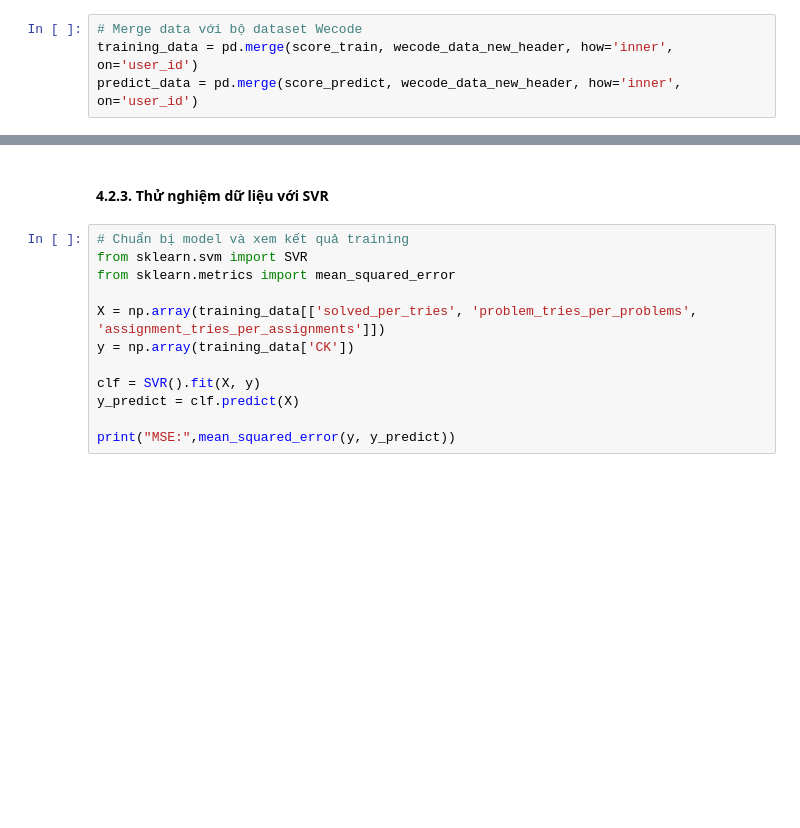
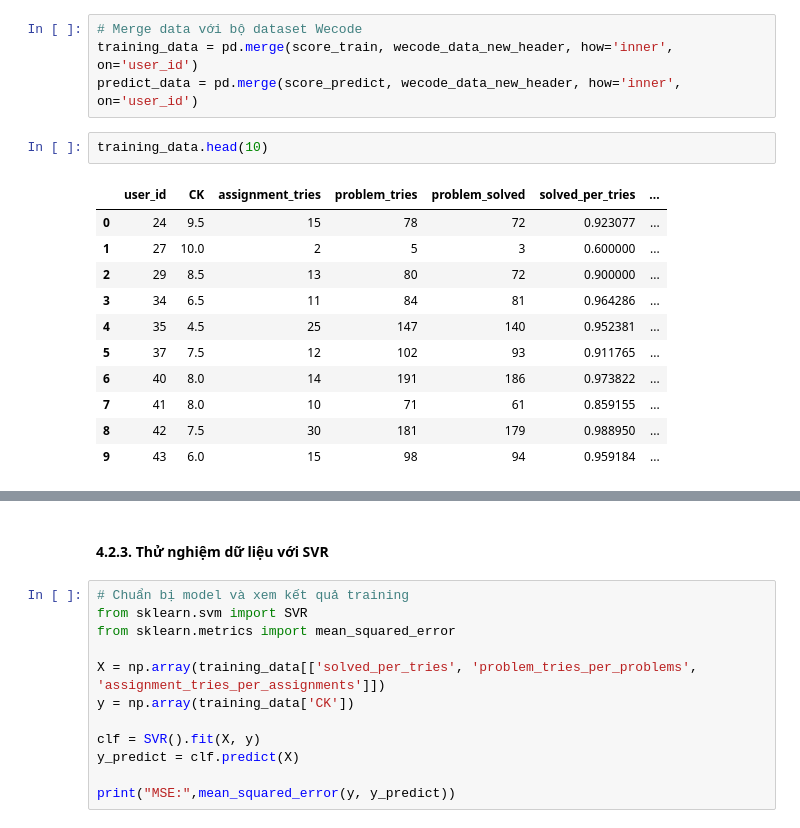
Before and after one commit to caohungphu/CS114.L21, a Jupyter notebook: Colab/Predict_final_exam_score.ipynb, the cells around one changed output, grey strips where cells are left out. Saved outputs shown, nothing was run; the diff lists cells and outputs as text; blank space fills up the shorter version.

```diff
--- a/Colab/Predict_final_exam_score.ipynb
+++ b/Colab/Predict_final_exam_score.ipynb
@@ -124,3 +276,17 @@ score_predict = score_predict.drop(columns=['index'])
 # Merge data với bộ dataset Wecode
 training_data = pd.merge(score_train, wecode_data_new_header, how='inner', on='user_id')
 predict_data = pd.merge(score_predict, wecode_data_new_header, how='inner', on='user_id')
+# %%
+training_data.head(10)
+# %% [output]
+|  | user_id | CK | assignment_tries | problem_tries | problem_solved | solved_per_tries | ... |
+| 0 | 24 | 9.5 | 15 | 78 | 72 | 0.923077 | ... |
+| 1 | 27 | 10.0 | 2 | 5 | 3 | 0.600000 | ... |
+| 2 | 29 | 8.5 | 13 | 80 | 72 | 0.900000 | ... |
+| 3 | 34 | 6.5 | 11 | 84 | 81 | 0.964286 | ... |
+| 4 | 35 | 4.5 | 25 | 147 | 140 | 0.952381 | ... |
+| 5 | 37 | 7.5 | 12 | 102 | 93 | 0.911765 | ... |
+| 6 | 40 | 8.0 | 14 | 191 | 186 | 0.973822 | ... |
+| 7 | 41 | 8.0 | 10 | 71 | 61 | 0.859155 | ... |
+| 8 | 42 | 7.5 | 30 | 181 | 179 | 0.988950 | ... |
+| 9 | 43 | 6.0 | 15 | 98 | 94 | 0.959184 | ... |
```
Also changed, not shown: parts of 11 cells of this notebook.
